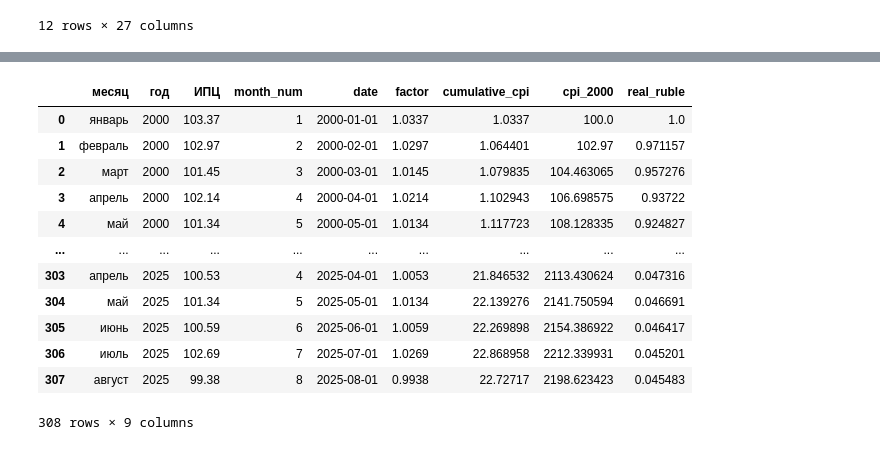
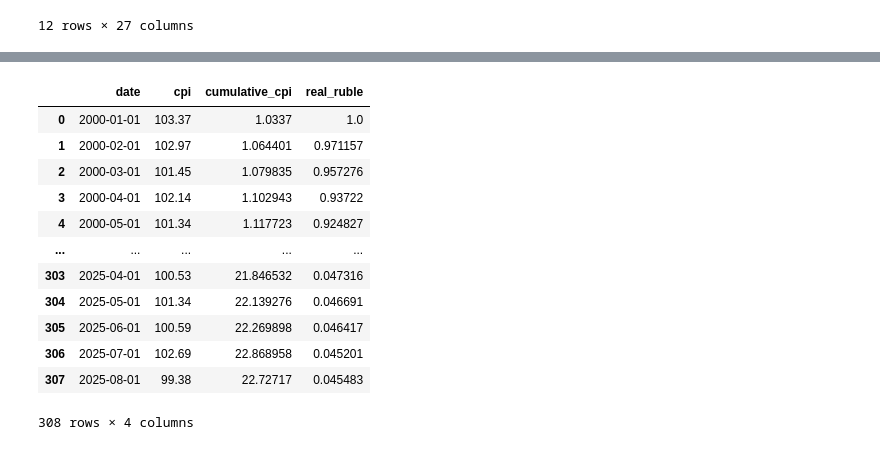
Before and after one commit to ruslooob/data-core, a Jupyter notebook: cpi_data_core.ipynb, the cells around one changed output, grey strips where cells are left out. Cells and saved outputs as stored; diff of their text form; code cells hidden in the pictures.

```diff
--- a/cpi_data_core.ipynb
+++ b/cpi_data_core.ipynb
@@ -60,15 +92,28 @@ plot_2d_interactive(
 # %% [output]
 [interactive output not drawn]
 # %%
-df_melted['factor'] = df_melted['ИПЦ'] / 100
+def load_normalized_ipc_data(
+    ipc_type: IpcType = IpcType.GOODS_AND_SERVICES,
+    base_year: str | pd.Timestamp = '2000-01-01'
+) -> pd.DataFrame:
+    """
+    Загружает cpi, рассчитывает накопленный индекс и реальную покупательную способность рубля относительно базового года.
+    """
+    df = load_melted_ipc_data(ipc_type)
 
-# Накопленный индекс
-df_melted['cumulative_cpi'] = df_melted['factor'].cumprod()
+    base_date = pd.Timestamp(base_year)
 
-# ---- Нормализация к базовому году ----
-base_date = pd.Timestamp('2000-01-01')
-base_value = df_melted.loc[df_melted['date'] == base_date, 'cumulative_cpi'].values[0]
-df_melted['cpi_2000'] = (df_melted['cumulative_cpi'] / base_value) * 100
+    df['factor'] = df['cpi'] / 100
+    df['cumulative_cpi'] = df['factor'].cumprod()
 
-# ---- Реальная ценность рубля ----
-df_melted['real_ruble'] = 100 / df_melted['cpi_2000']
+    # нормализация к базовому году
+    base_value = df.loc[df['date'] == base_date, 'cumulative_cpi'].values[0]
+
+    df['cpi_base'] = (df['cumulative_cpi'] / base_value) * 100
+
+    df['real_ruble'] = 100 / df['cpi_base']
+
+    return df[['date', 'cpi', 'cumulative_cpi', 'real_ruble']]
+
+df_melted = load_normalized_ipc_data(IpcType.GOODS_AND_SERVICES, base_year='2000-01-01')
+df_melted.head()
@@ -327,33 +309,22 @@ plot_2d_interactive(
 # %% [output]
 [interactive output not drawn]
 # %%
-df_melted['factor'] = df_melted['ИПЦ'] / 100
-
-# Накопленный индекс
-df_melted['cumulative_cpi'] = df_melted['factor'].cumprod()
-
-# ---- Нормализация к базовому году ----
-base_date = pd.Timestamp('2000-01-01')
-base_value = df_melted.loc[df_melted['date'] == base_date, 'cumulative_cpi'].values[0]
-df_melted['cpi_2000'] = (df_melted['cumulative_cpi'] / base_value) * 100
-
-# ---- Реальная ценность рубля ----
-df_melted['real_ruble'] = 100 / df_melted['cpi_2000']
+df_melted = load_normalized_ipc_data(IpcType.SERVICES, base_year='2000-01-01')
 df_melted
 # %% [output]
-|  | месяц | год | ИПЦ | month_num | date | factor | cumulative_cpi | cpi_2000 | real_ruble |
-| 0 | январь | 2000 | 103.37 | 1 | 2000-01-01 | 1.0337 | 1.0337 | 100.0 | 1.0 |
-| 1 | февраль | 2000 | 102.97 | 2 | 2000-02-01 | 1.0297 | 1.064401 | 102.97 | 0.971157 |
-| 2 | март | 2000 | 101.45 | 3 | 2000-03-01 | 1.0145 | 1.079835 | 104.463065 | 0.957276 |
-| 3 | апрель | 2000 | 102.14 | 4 | 2000-04-01 | 1.0214 | 1.102943 | 106.698575 | 0.93722 |
-| 4 | май | 2000 | 101.34 | 5 | 2000-05-01 | 1.0134 | 1.117723 | 108.128335 | 0.924827 |
-| ... | ... | ... | ... | ... | ... | ... | ... | ... | ... |
-| 303 | апрель | 2025 | 100.53 | 4 | 2025-04-01 | 1.0053 | 21.846532 | 2113.430624 | 0.047316 |
-| 304 | май | 2025 | 101.34 | 5 | 2025-05-01 | 1.0134 | 22.139276 | 2141.750594 | 0.046691 |
-| 305 | июнь | 2025 | 100.59 | 6 | 2025-06-01 | 1.0059 | 22.269898 | 2154.386922 | 0.046417 |
-| 306 | июль | 2025 | 102.69 | 7 | 2025-07-01 | 1.0269 | 22.868958 | 2212.339931 | 0.045201 |
-| 307 | август | 2025 | 99.38 | 8 | 2025-08-01 | 0.9938 | 22.72717 | 2198.623423 | 0.045483 |
+|  | date | cpi | cumulative_cpi | real_ruble |
+| 0 | 2000-01-01 | 103.37 | 1.0337 | 1.0 |
+| 1 | 2000-02-01 | 102.97 | 1.064401 | 0.971157 |
+| 2 | 2000-03-01 | 101.45 | 1.079835 | 0.957276 |
+| 3 | 2000-04-01 | 102.14 | 1.102943 | 0.93722 |
+| 4 | 2000-05-01 | 101.34 | 1.117723 | 0.924827 |
+| ... | ... | ... | ... | ... |
+| 303 | 2025-04-01 | 100.53 | 21.846532 | 0.047316 |
+| 304 | 2025-05-01 | 101.34 | 22.139276 | 0.046691 |
+| 305 | 2025-06-01 | 100.59 | 22.269898 | 0.046417 |
+| 306 | 2025-07-01 | 102.69 | 22.868958 | 0.045201 |
+| 307 | 2025-08-01 | 99.38 | 22.72717 | 0.045483 |
-308 rows × 9 columns
+308 rows × 4 columns
 # %%
 plot_2d_interactive(
     x=df_melted['date'],
```
Also changed, not shown: parts of 17 cells of this notebook, 1 other file.
